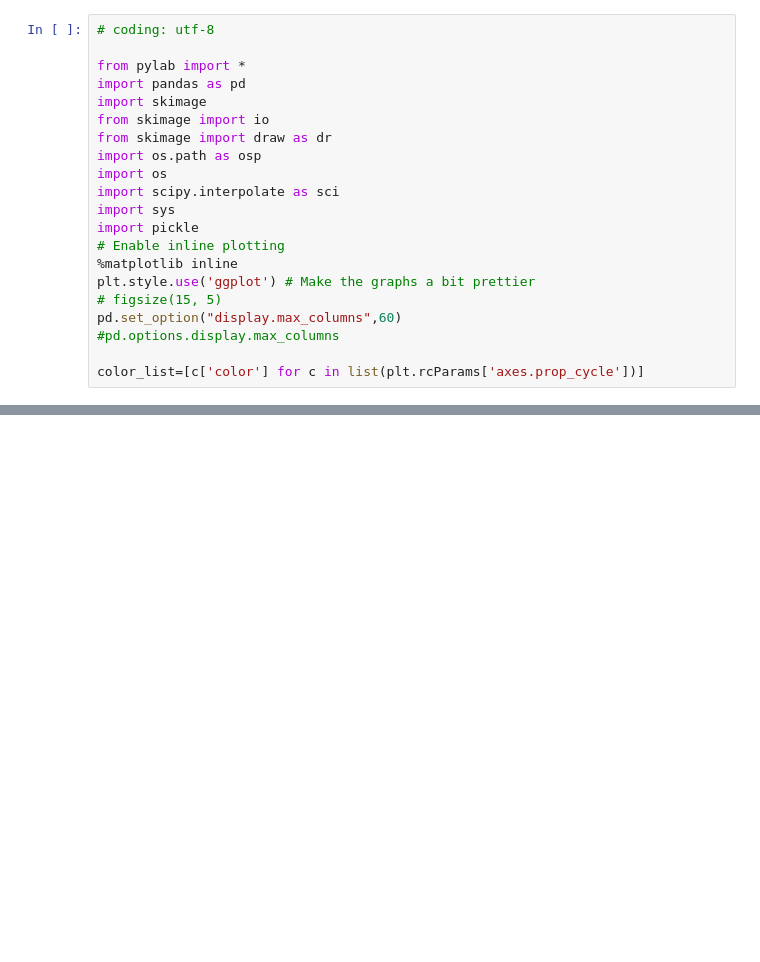
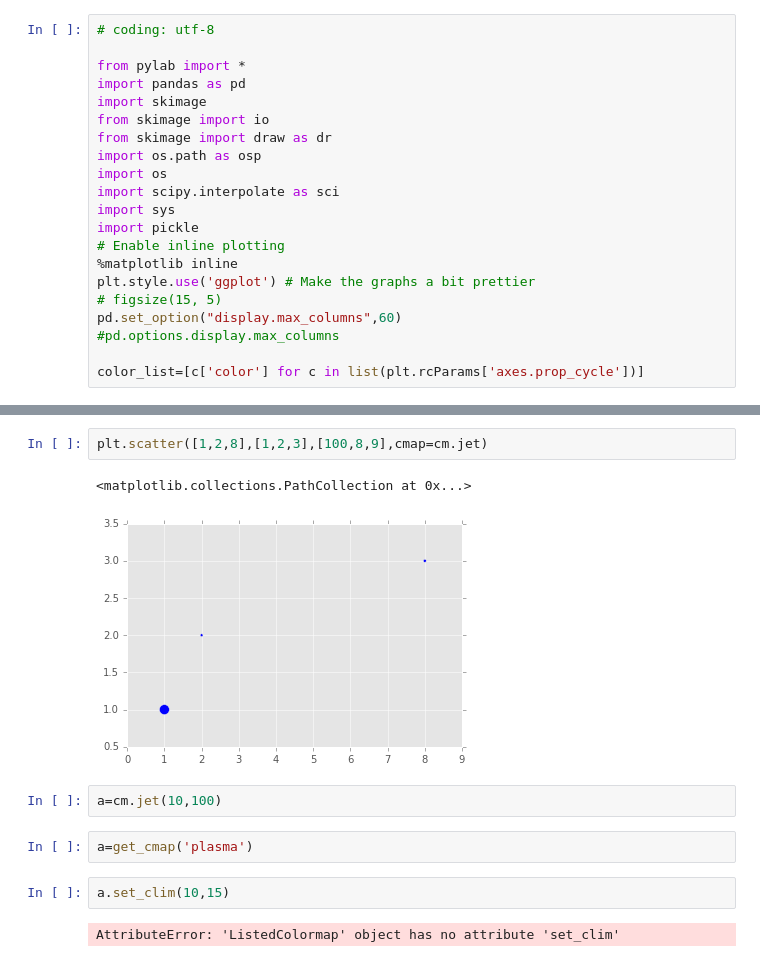
Before and after one commit to amichaut/track_analysis, a Jupyter notebook: analyze_traj.ipynb, the cells around one changed output, grey strips where cells are left out. Saved outputs shown, nothing was run; the diff lists cells and outputs as text; blank space fills up the shorter version.

```diff
--- a/analyze_traj.ipynb
+++ b/analyze_traj.ipynb
@@ -255,0 +318,13 @@ df
+# %%
+plt.scatter([1,2,8],[1,2,3],[100,8,9],cmap=cm.jet)
+# %% [output]
+<matplotlib.collections.PathCollection at 0x...>
+[figure, added]
+# %%
+a=cm.jet(10,100)
+# %%
+a=get_cmap('plasma')
+# %%
+a.set_clim(10,15)
+# %% [output]
+AttributeError: 'ListedColormap' object has no attribute 'set_clim'
```
Also changed, not shown: parts of 11 cells of this notebook, 3 other files.
